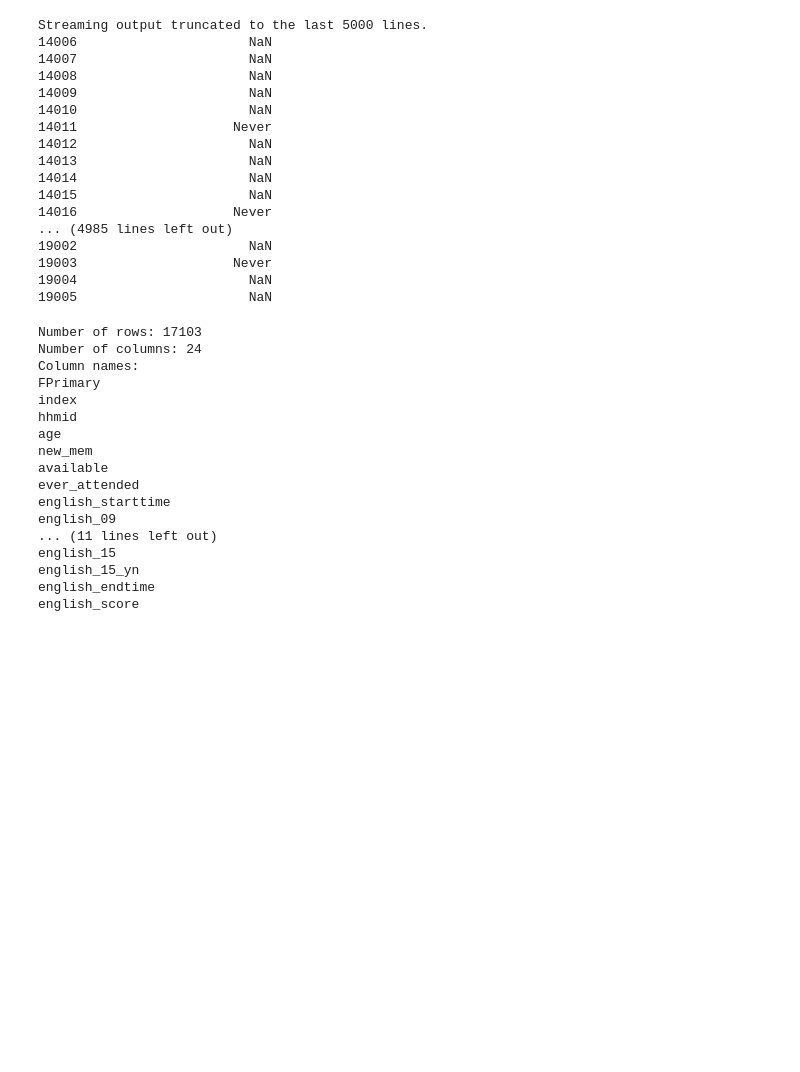
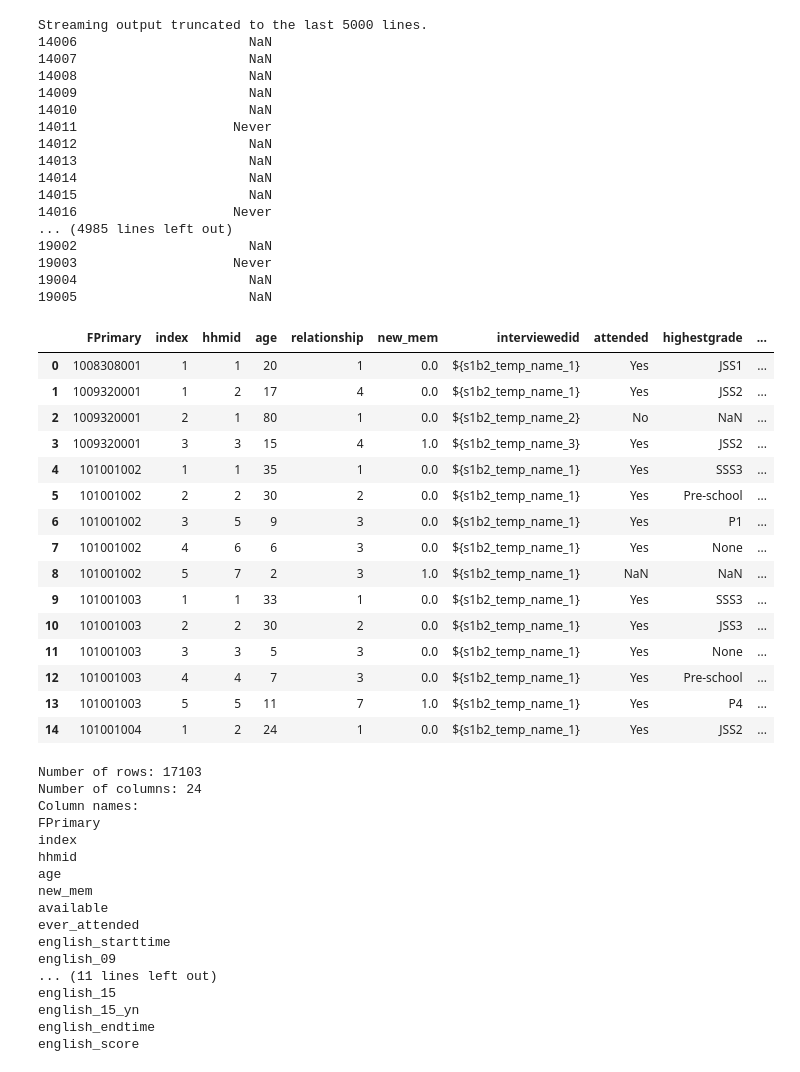
Before and after one commit to csmith3051/HU-DS-Bootcamp, a Jupyter notebook: Ghana_Census_Project.ipynb, the cells around one changed output. Drawn from its saved outputs; the diff is of its cells as text; code cells hidden in the pictures; blank space fills up the shorter version.

```diff
--- a/Ghana_Census_Project.ipynb
+++ b/Ghana_Census_Project.ipynb
@@ -131,6 +131,32 @@ Streaming output truncated to the last 5000 lines.
 19003                    Never
 19004                      NaN
 19005                      NaN
+# %%
+df_eng.tail(10)
+df_eng.head(10)
+df_math.tail(10)
+df_math.head(10)
+df_employment.tail(20)
+df_employment.head(20)
+df_gen_ed.tail(15)
+df_gen_ed.head(15)
+# %% [output]
+|  | FPrimary | index | hhmid | age | relationship | new_mem | interviewedid | attended | highestgrade | ... |
+| 0 | 1008308001 | 1 | 1 | 20 | 1 | 0.0 | ${s1b2_temp_name_1} | Yes | JSS1 | ... |
+| 1 | 1009320001 | 1 | 2 | 17 | 4 | 0.0 | ${s1b2_temp_name_1} | Yes | JSS2 | ... |
+| 2 | 1009320001 | 2 | 1 | 80 | 1 | 0.0 | ${s1b2_temp_name_2} | No | NaN | ... |
+| 3 | 1009320001 | 3 | 3 | 15 | 4 | 1.0 | ${s1b2_temp_name_3} | Yes | JSS2 | ... |
+| 4 | 101001002 | 1 | 1 | 35 | 1 | 0.0 | ${s1b2_temp_name_1} | Yes | SSS3 | ... |
+| 5 | 101001002 | 2 | 2 | 30 | 2 | 0.0 | ${s1b2_temp_name_1} | Yes | Pre-school | ... |
+| 6 | 101001002 | 3 | 5 | 9 | 3 | 0.0 | ${s1b2_temp_name_1} | Yes | P1 | ... |
+| 7 | 101001002 | 4 | 6 | 6 | 3 | 0.0 | ${s1b2_temp_name_1} | Yes | None | ... |
+| 8 | 101001002 | 5 | 7 | 2 | 3 | 1.0 | ${s1b2_temp_name_1} | NaN | NaN | ... |
+| 9 | 101001003 | 1 | 1 | 33 | 1 | 0.0 | ${s1b2_temp_name_1} | Yes | SSS3 | ... |
+| 10 | 101001003 | 2 | 2 | 30 | 2 | 0.0 | ${s1b2_temp_name_1} | Yes | JSS3 | ... |
+| 11 | 101001003 | 3 | 3 | 5 | 3 | 0.0 | ${s1b2_temp_name_1} | Yes | None | ... |
+| 12 | 101001003 | 4 | 4 | 7 | 3 | 0.0 | ${s1b2_temp_name_1} | Yes | Pre-school | ... |
+| 13 | 101001003 | 5 | 5 | 11 | 7 | 1.0 | ${s1b2_temp_name_1} | Yes | P4 | ... |
+| 14 | 101001004 | 1 | 2 | 24 | 1 | 0.0 | ${s1b2_temp_name_1} | Yes | JSS2 | ... |
 # %%
 print("Number of rows:", df_eng.shape[0])
 print("Number of columns:", df_eng.shape[1])
```
